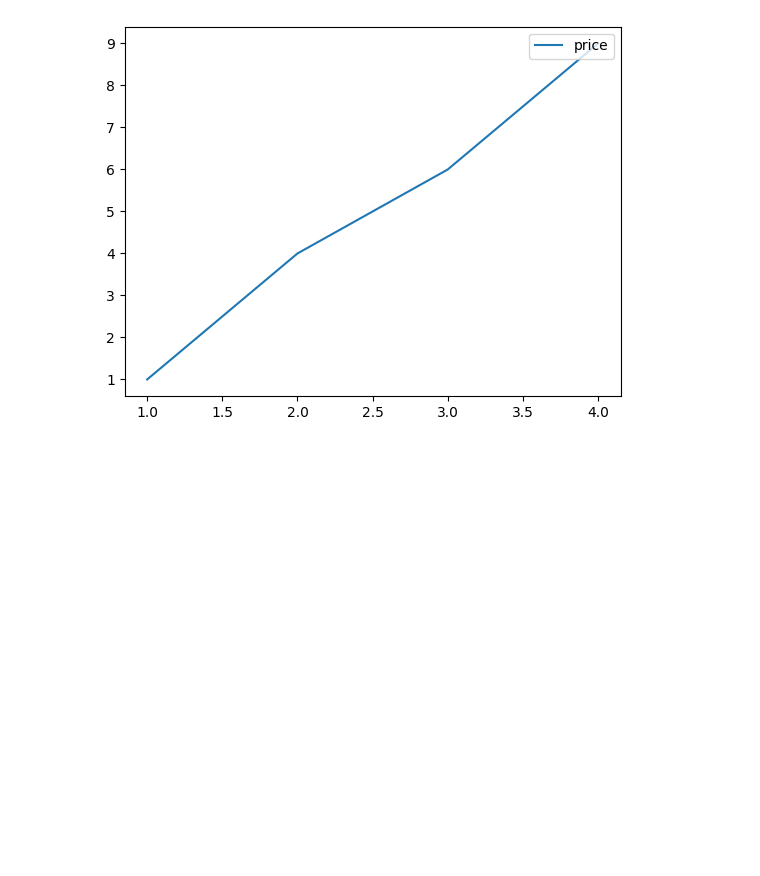
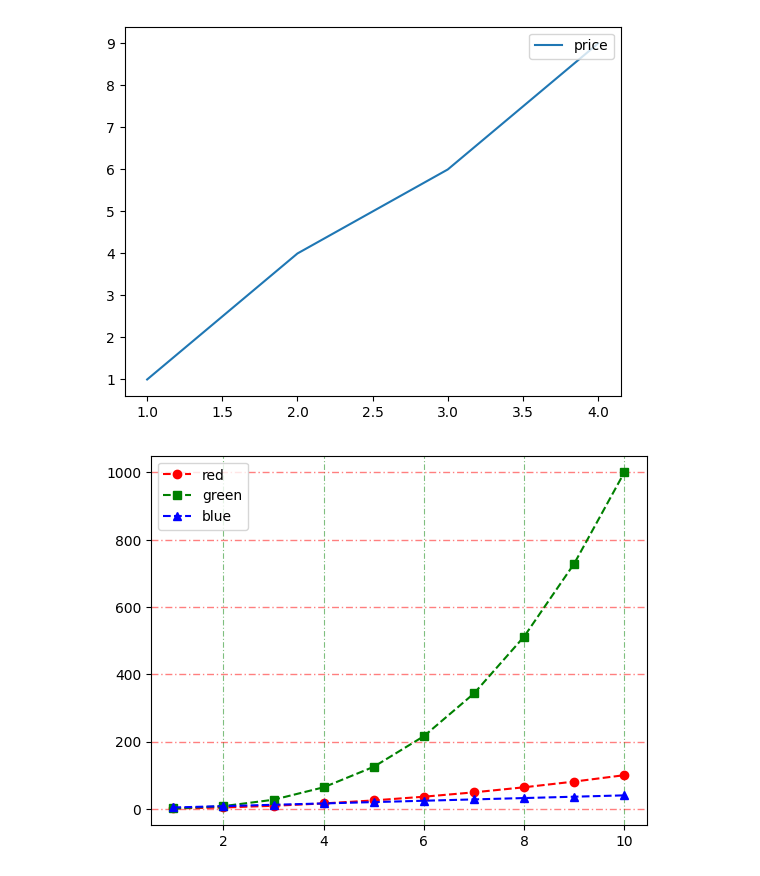
Before and after one commit to agooun-sudo/Gwanggu-ai-academy-park, a Jupyter notebook: 03. 시각화/03-데이터시각화-커스텀마이징.ipynb, the cells around one changed output. Drawn from its saved outputs; the diff is of its cells as text; code cells hidden in the pictures; blank space fills up the shorter version.

```diff
--- a/03. 시각화/03-데이터시각화-커스텀마이징.ipynb
+++ b/03. 시각화/03-데이터시각화-커스텀마이징.ipynb
@@ -71,3 +71,26 @@ plt.legend(loc="upper right")
 # %% [output]
 <matplotlib.legend.Legend at 0x...>
 [figure]
+# %%
+# 눈금선 표시 컨트롤
+import numpy as np
+import matplotlib.pyplot as plt
+import seaborn as sns
+
+x = np.arange(1, 11)
+
+y1 = x ** 2
+y2 = x ** 3
+y3 = x * 4
+
+plt.plot(x, y1,'ro--',x, y2, 'gs--',x,y3, 'b^--')
+plt.legend(['red','green','blue'])
+# 눈금선의 스타일 설정(옵션 설정)
+# describes a sequence of 5 point and 1 point dashes separated by 2
+# "길이가 5인 선, 그 다음 간격 2, 길이가 1인 선, 그 다음 간격 2"의 패턴이 반복되도록 설정
+# which='both' = 주눈금선(major ticks)과 보조눈금선(minor ticks) 모두를 표시
+plt.grid(which= "major", axis='x', color='green', alpha=0.5,dashes=(5,2,1,2))
+plt.grid(which= "major", axis='y', color='red', alpha=0.5,linestyle="-.",linewidth=1,dashes=(5,2,1,2))
+plt.grid(True)
+# %% [output]
+[figure, added]
```
Also changed, not shown: parts of 3 cells of this notebook, 56 other files.
